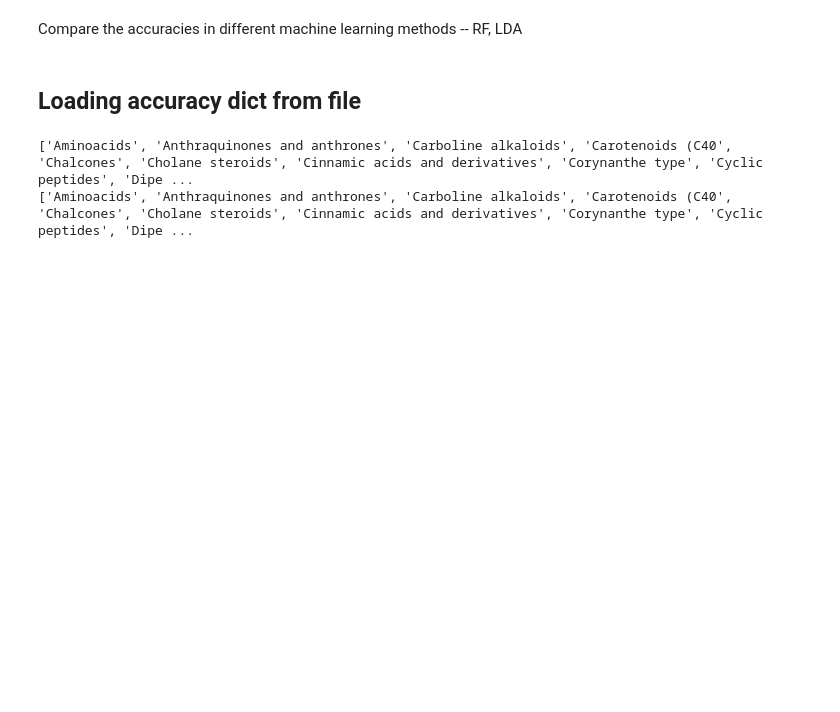
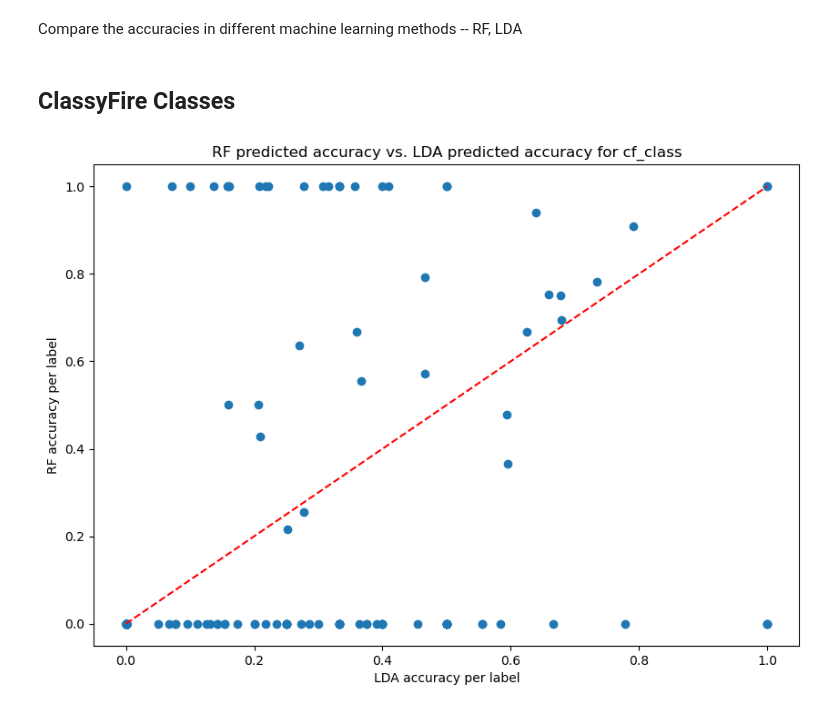
Before and after one commit to Yiyuan-Ding/MS2ChemClass, a Jupyter notebook: accuracy_comparision_RF_LDA.ipynb, the cells around one changed output. Saved outputs shown, nothing was run; the diff lists cells and outputs as text; code cells hidden in the pictures; blank space fills up the shorter version.

```diff
--- a/accuracy_comparision_RF_LDA.ipynb
+++ b/accuracy_comparision_RF_LDA.ipynb
@@ -5,5 +5,3 @@ import pickle
 from matplotlib import pyplot as plt
 # %%
 import os
-# %% [markdown]
-## Loading accuracy dict from file
@@ -19,6 +8,26 @@ with open('/mnt/scratch/ding013/MS2ChemClass/accuracy_per_label/NPC_accuracy_RF_
-# %%
-print(lda_class_30group_accuracy['labels'])
-print(rf_class_30group_accuracy['labels'])
-# %% [output]
-['Aminoacids', 'Anthraquinones and anthrones', 'Carboline alkaloids', 'Carotenoids (C40', 'Chalcones', 'Cholane steroids', 'Cinnamic acids and derivatives', 'Corynanthe type', 'Cyclic peptides', 'Dipe ...
-['Aminoacids', 'Anthraquinones and anthrones', 'Carboline alkaloids', 'Carotenoids (C40', 'Chalcones', 'Cholane steroids', 'Cinnamic acids and derivatives', 'Corynanthe type', 'Cyclic peptides', 'Dipe ...
+# %% [markdown]
+## ClassyFire Classes
+# %%
+with open('/mnt/scratch/ding013/MS2ChemClass/accuracy_per_label2/accuracy_per_label_cf_class_lda_min4.pickle', 'rb') as f:
+    lda_class_accuracy = pickle.load(f)
+with open('/mnt/scratch/ding013/MS2ChemClass/accuracy_per_label2/accuracy_per_label_cf_class_randomforest_min4.pickle', 'rb') as f:
+    rf_class_accuracy = pickle.load(f)
+data_type = 'cf_class'
+save_path = '/mnt/scratch/ding013/MS2ChemClass/scatter_accuracy_vs_groupsize/dot_accuracy_randomforest_vs_lda_cf_class.svg'
+x= lda_class_accuracy['accuracy']
+y= rf_class_accuracy['accuracy']
+plt.rcParams.update({'figure.figsize':(10,7), 'figure.dpi':100})
+plt.scatter(x, y)
+plt.plot((0, 1), "r--")
+plt.title(f'RF predicted accuracy vs. LDA predicted accuracy for {data_type}')
+plt.xlabel('LDA accuracy per label')
+plt.ylabel('RF accuracy per label')
+#for i,txt in enumerate(lda_class_accuracy['labels']):
+#    if y[i] < 0.1 and x[i] >0.9:
+#        plt.annotate(txt,(x[i],y[i]))
+#    if y[i] > 0.9 and x[i] < 0.1:
+#        plt.annotate(txt,(x[i],y[i]))
+plt.savefig(save_path)
+plt.show()
+# %% [output]
+[figure, added]
```
Also changed, not shown: parts of 21 cells of this notebook, 7 other files.
